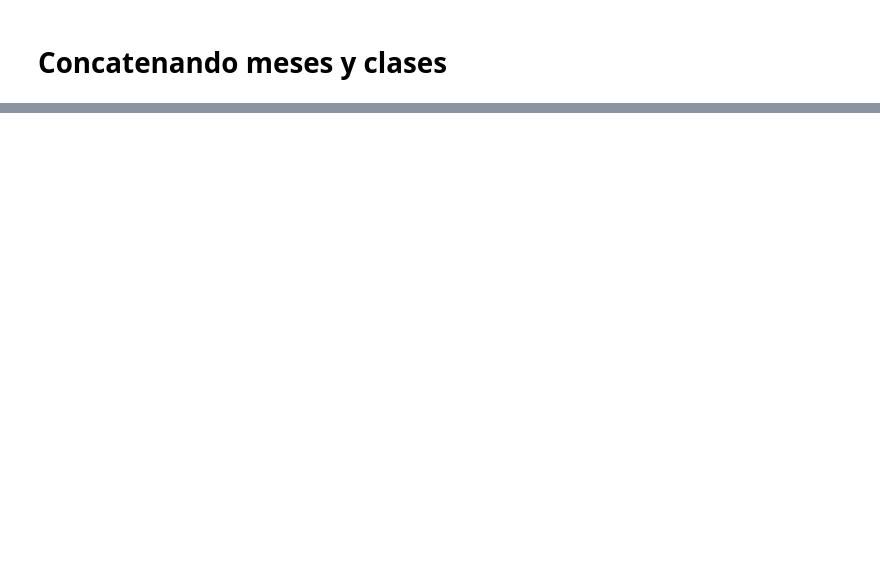
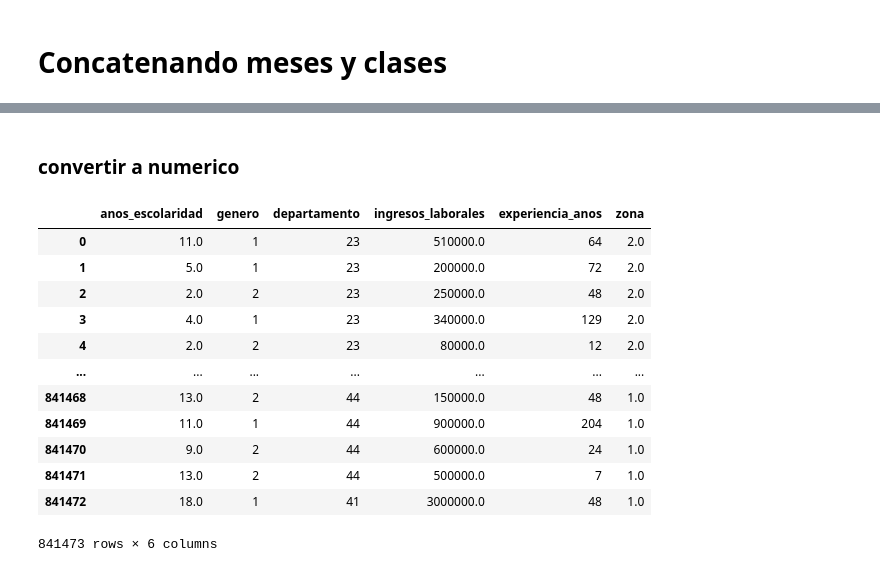
Before and after one commit to aleman844/brechassalariales, a Jupyter notebook: Notebooks/datacleaning.ipynb, the cells around one changed output, grey strips where cells are left out. Cells and saved outputs as stored; diff of their text form; code cells hidden in the pictures; blank space fills up the shorter version.

```diff
--- a/Notebooks/datacleaning.ipynb
+++ b/Notebooks/datacleaning.ipynb
@@ -151,0 +142,2 @@ df_todos[['P6210',
+# %% [markdown]
+### convertir a numerico
@@ -151,0 +156,16 @@ df_todos[['P6210',
+# %%
+df_todos[df_todos.columns.intersection(XY)]
+# %% [output]
+|  | anos_escolaridad | genero | departamento | ingresos_laborales | experiencia_anos | zona |
+| 0 | 11.0 | 1 | 23 | 510000.0 | 64 | 2.0 |
+| 1 | 5.0 | 1 | 23 | 200000.0 | 72 | 2.0 |
+| 2 | 2.0 | 2 | 23 | 250000.0 | 48 | 2.0 |
+| 3 | 4.0 | 1 | 23 | 340000.0 | 129 | 2.0 |
+| 4 | 2.0 | 2 | 23 | 80000.0 | 12 | 2.0 |
+| ... | ... | ... | ... | ... | ... | ... |
+| 841468 | 13.0 | 2 | 44 | 150000.0 | 48 | 1.0 |
+| 841469 | 11.0 | 1 | 44 | 900000.0 | 204 | 1.0 |
+| 841470 | 9.0 | 2 | 44 | 600000.0 | 24 | 1.0 |
+| 841471 | 13.0 | 2 | 44 | 500000.0 | 7 | 1.0 |
+| 841472 | 18.0 | 1 | 41 | 3000000.0 | 48 | 1.0 |
+841473 rows × 6 columns
```
Also changed, not shown: parts of 32 cells of this notebook, 7 other files.
